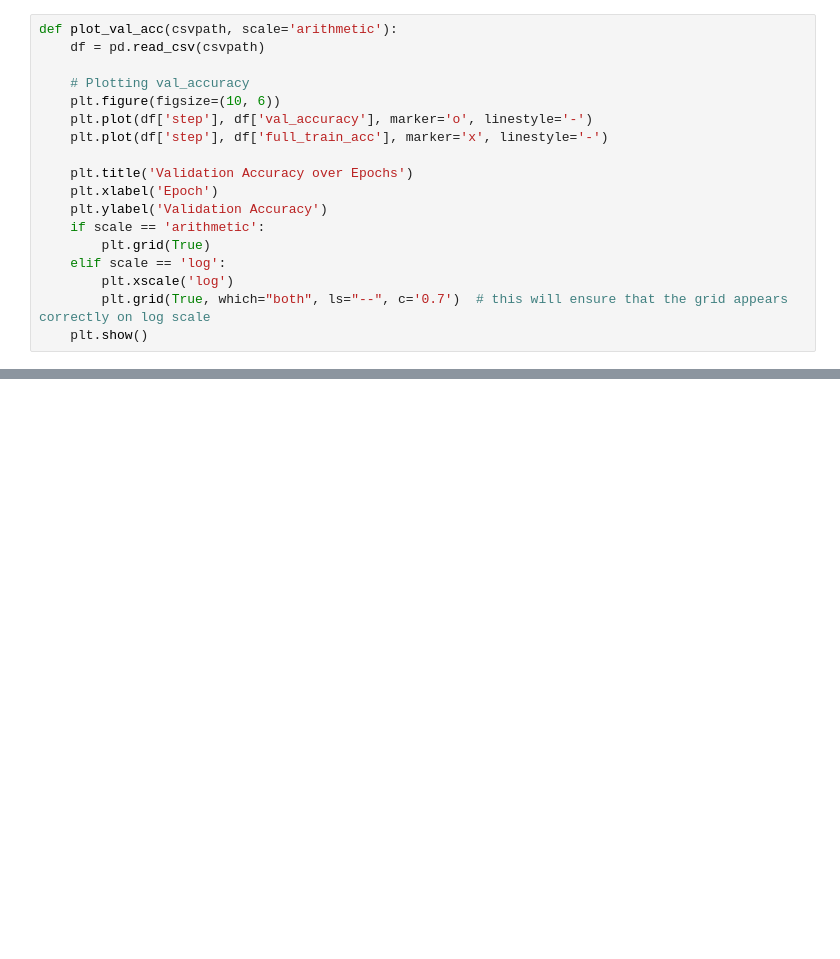
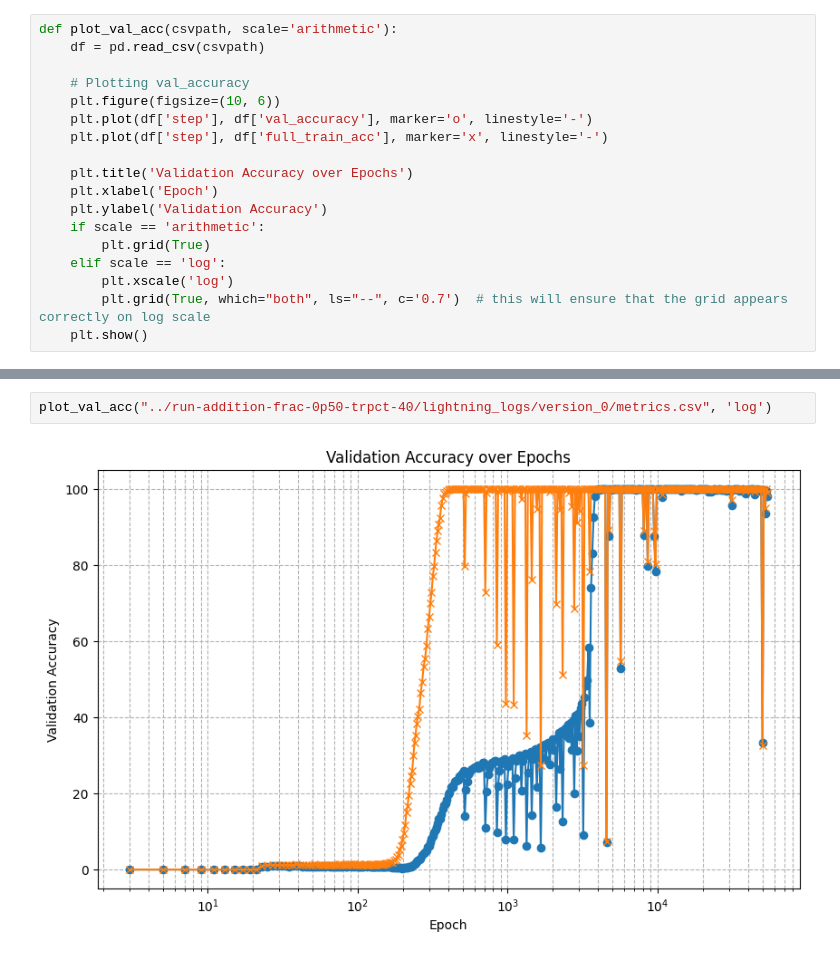
Before and after one commit to cybaj/openai-grok, a Jupyter notebook: nbs/expt.ipynb, the cells around one changed output, grey strips where cells are left out. Saved outputs shown, nothing was run; the diff lists cells and outputs as text; blank space fills up the shorter version.

```diff
--- a/nbs/expt.ipynb
+++ b/nbs/expt.ipynb
@@ -39,0 +30,4 @@ plot_val_acc("../run-addition-frac-p35-trpct-10/lightning_logs/version_0/metrics
+# %%
+plot_val_acc("../run-addition-frac-0p50-trpct-40/lightning_logs/version_0/metrics.csv", 'log')
+# %% [output]
+[figure, added]
```
Also changed, not shown: parts of 3 cells of this notebook, 1 other file.
